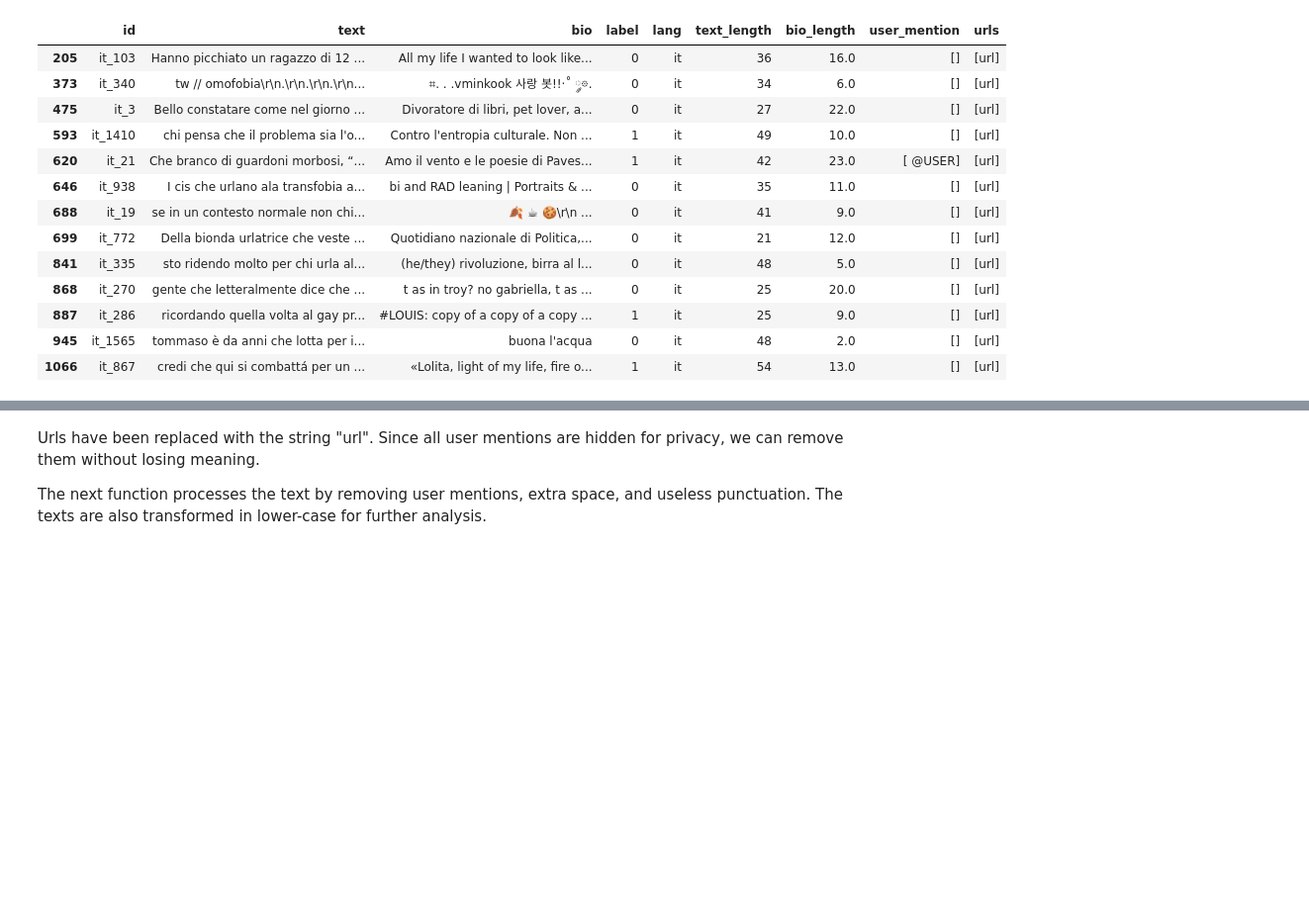
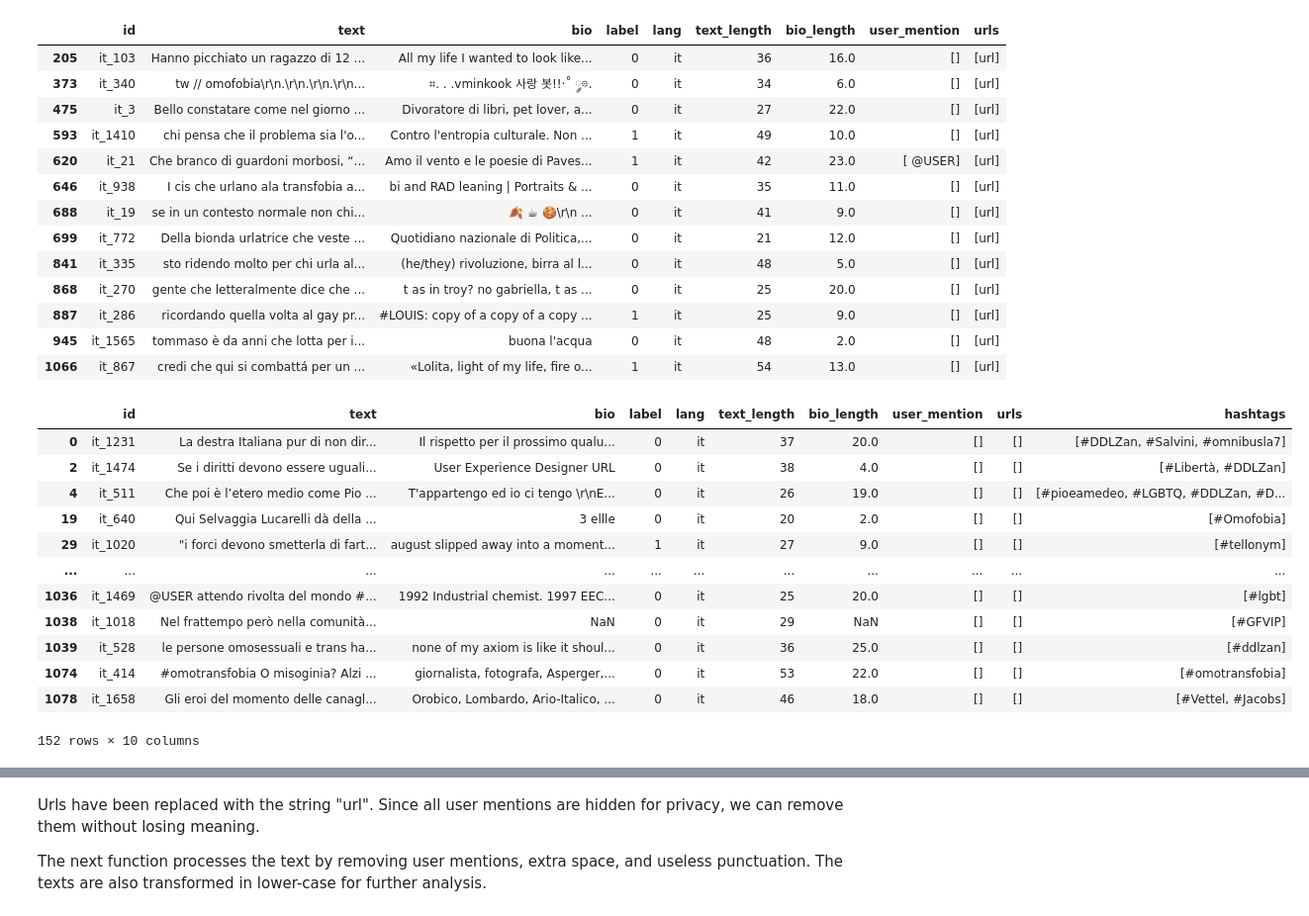
Before and after one commit to simocasaz/evalita2026-multipride-UniBO-FICLIT, a Jupyter notebook: notebooks/data_analysis.ipynb, the cells around one changed output, grey strips where cells are left out. Shown at 99% size. Drawn from its saved outputs; the diff is of its cells as text; code cells hidden in the pictures; blank space fills up the shorter version.

```diff
--- a/notebooks/data_analysis.ipynb
+++ b/notebooks/data_analysis.ipynb
@@ -119,3 +120,21 @@ data[data["urls"].apply(lambda x: len(x) > 0)]
 | 887 | it_286 | ricordando quella volta al gay pr... | #LOUIS: copy of a copy of a copy ... | 1 | it | 25 | 9.0 | [] | [url] |
 | 945 | it_1565 | tommaso è da anni che lotta per i... | buona l'acqua | 0 | it | 48 | 2.0 | [] | [url] |
 | 1066 | it_867 | credi che qui si combattá per un ... | «Lolita, light of my life, fire o... | 1 | it | 54 | 13.0 | [] | [url] |
+# %%
+# Check for hashtags
+data["hashtags"] = data["text"].apply(lambda x: re.findall(r"#\w+", x))
+data[data["hashtags"].apply(lambda x: len(x) > 0)]
+# %% [output]
+|  | id | text | bio | label | lang | text_length | bio_length | user_mention | urls | hashtags |
+| 0 | it_1231 | La destra Italiana pur di non dir... | Il rispetto per il prossimo qualu... | 0 | it | 37 | 20.0 | [] | [] | [#DDLZan, #Salvini, #omnibusla7] |
+| 2 | it_1474 | Se i diritti devono essere uguali... | User Experience Designer URL | 0 | it | 38 | 4.0 | [] | [] | [#Libertà, #DDLZan] |
+| 4 | it_511 | Che poi è l’etero medio come Pio ... | T'appartengo ed io ci tengo \r\nE... | 0 | it | 26 | 19.0 | [] | [] | [#pioeamedeo, #LGBTQ, #DDLZan, #D... |
+| 19 | it_640 | Qui Selvaggia Lucarelli dà della ... | 3 ellle | 0 | it | 20 | 2.0 | [] | [] | [#Omofobia] |
+| 29 | it_1020 | "i forci devono smetterla di fart... | august slipped away into a moment... | 1 | it | 27 | 9.0 | [] | [] | [#tellonym] |
+| ... | ... | ... | ... | ... | ... | ... | ... | ... | ... | ... |
+| 1036 | it_1469 | @USER attendo rivolta del mondo #... | 1992 Industrial chemist. 1997 EEC... | 0 | it | 25 | 20.0 | [] | [] | [#lgbt] |
+| 1038 | it_1018 | Nel frattempo però nella comunità... | NaN | 0 | it | 29 | NaN | [] | [] | [#GFVIP] |
+| 1039 | it_528 | le persone omosessuali e trans ha... | none of my axiom is like it shoul... | 0 | it | 36 | 25.0 | [] | [] | [#ddlzan] |
+| 1074 | it_414 | #omotransfobia O misoginia? Alzi ... | giornalista, fotografa, Asperger,... | 0 | it | 53 | 22.0 | [] | [] | [#omotransfobia] |
+| 1078 | it_1658 | Gli eroi del momento delle canagl... | Orobico, Lombardo, Ario-Italico, ... | 0 | it | 46 | 18.0 | [] | [] | [#Vettel, #Jacobs] |
+152 rows × 10 columns
```
Also changed, not shown: parts of 9 cells of this notebook, 1 other file.
